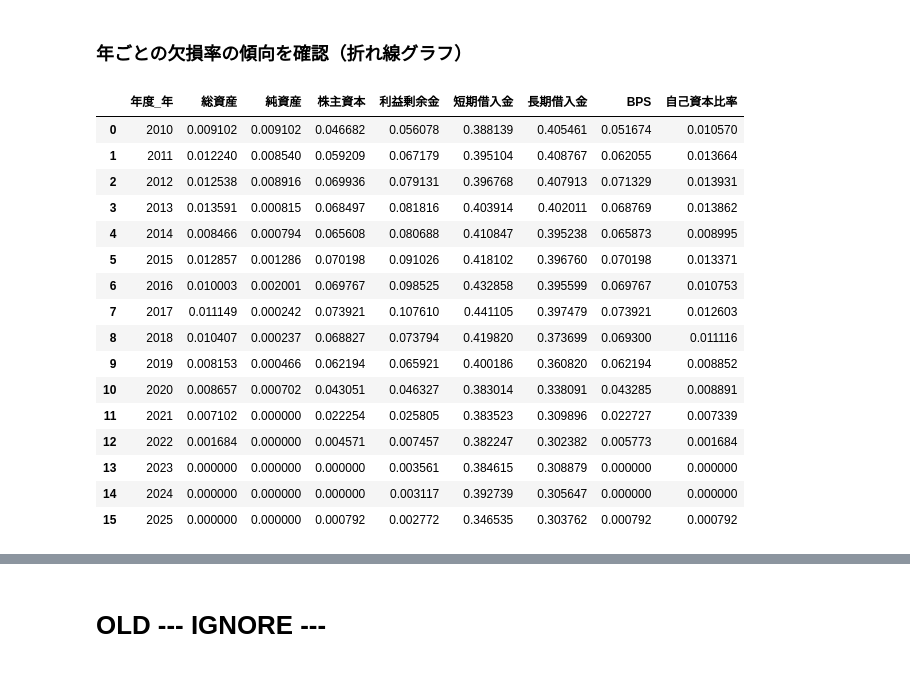
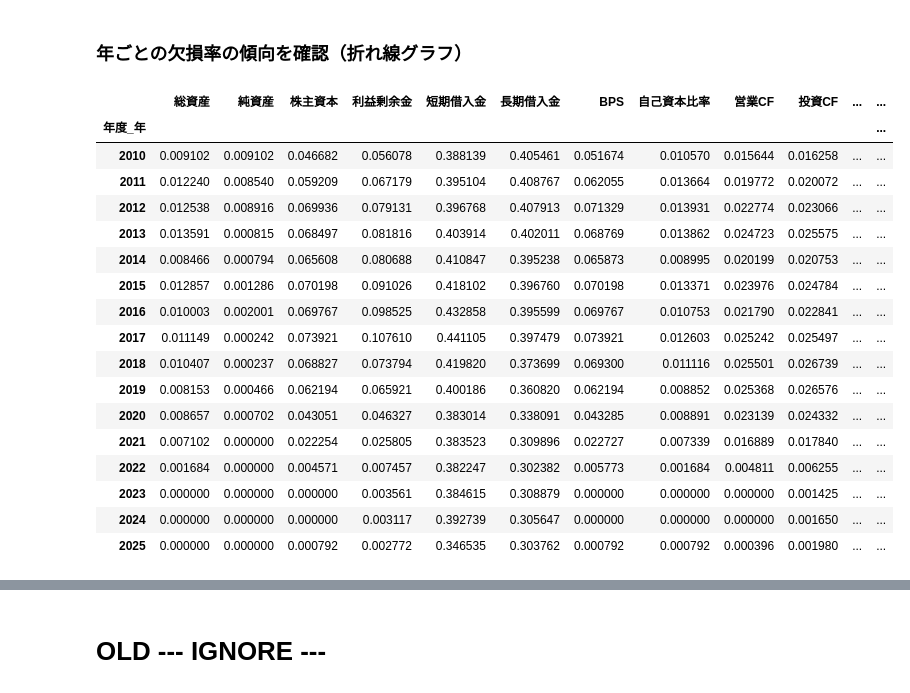
Before and after one commit to Tetibeam/003_stock_screening_preproc, a Jupyter notebook: analyssis.ipynb, the cells around one changed output, grey strips where cells are left out. Saved outputs shown, nothing was run; the diff lists cells and outputs as text; code cells hidden in the pictures.

```diff
--- a/analyssis.ipynb
+++ b/analyssis.ipynb
@@ -104,55 +89,53 @@ all_df = dl.load_yearly_data(settings["data_path"], settings["years"], settings[
 </details>
 # %% [markdown]
 ### 列ごとの欠損値の割合を確認する
-# %%
-
-missing_column_df = {}
-for filename in files:
-    if filename not in missing_column_df:
-        missing_column_df[filename] = pd.DataFrame()
-    missing_column_df[filename] = all_df[filename].isna().mean()
-    fig = px.bar(missing_column_df[filename], x=missing_column_df[filename].index,
-                    y=missing_column_df[filename].values)
-    fig.show()
+# %%
+df_combined = pd.DataFrame()
+for filename in settings["files"]:
+    df = all_df[filename].copy()
+    missing_column_df = df.drop(columns=["コード", "年度"]).isna().mean()
+    df_combined = pd.concat([df_combined, missing_column_df], axis=0)
+fig = px.bar(df_combined, x=df_combined.index, y=df_combined[0], labels={"x":"項目","y":"欠損率"}, title="平均欠損率")
+fig.show()
 # %% [markdown]
 ### 年ごとの欠損率の傾向を確認（折れ線グラフ）
 # %%
-#missing_year_df = {}
-pd.options.display.max_rows = 1000
-#display(all_df[settings["files"][0]].head(1000))
-df = all_df[settings["files"][0]].copy()
-df["年度_年"] = df["年度"].astype(str).str[:4].astype(int)
+df_combined = pd.DataFrame()
+for filename in settings["files"]:
+    df = all_df[filename].copy()
+    df["年度_年"] = df["年度"].astype(str).str[:4].astype(int)
 
-missing_ratio_by_year = (
-    df.drop(columns=["コード", "年度"])
-      .groupby("年度_年")
-      .agg(lambda g: g.isnull().mean())
-      .reset_index()
-)
-display(missing_ratio_by_year)
+    missing_ratio_by_year = (
+        df.drop(columns=["コード", "年度"])
+        .groupby("年度_年")
+        .agg(lambda g: g.isnull().mean())
+        .reset_index()
+    )
+    missing_ratio_by_year = missing_ratio_by_year.set_index("年度_年")
+    df_combined = pd.concat([df_combined, missing_ratio_by_year], axis=1)
+#display(df_combined)
 fig = px.line(
-    missing_ratio_by_year,
-    x="年度_年",
-    y=missing_ratio_by_year.columns.drop("年度_年"),
+    df_combined,
     title="年度別 欠損値割合の推移",
     markers=True,
 )
 fig.show()
 # %% [output]
-|  | 年度_年 | 総資産 | 純資産 | 株主資本 | 利益剰余金 | 短期借入金 | 長期借入金 | BPS | 自己資本比率 |
-| 0 | 2010 | 0.009102 | 0.009102 | 0.046682 | 0.056078 | 0.388139 | 0.405461 | 0.051674 | 0.010570 |
-| 1 | 2011 | 0.012240 | 0.008540 | 0.059209 | 0.067179 | 0.395104 | 0.408767 | 0.062055 | 0.013664 |
-| 2 | 2012 | 0.012538 | 0.008916 | 0.069936 | 0.079131 | 0.396768 | 0.407913 | 0.071329 | 0.013931 |
-| 3 | 2013 | 0.013591 | 0.000815 | 0.068497 | 0.081816 | 0.403914 | 0.402011 | 0.068769 | 0.013862 |
-| 4 | 2014 | 0.008466 | 0.000794 | 0.065608 | 0.080688 | 0.410847 | 0.395238 | 0.065873 | 0.008995 |
-| 5 | 2015 | 0.012857 | 0.001286 | 0.070198 | 0.091026 | 0.418102 | 0.396760 | 0.070198 | 0.013371 |
-| 6 | 2016 | 0.010003 | 0.002001 | 0.069767 | 0.098525 | 0.432858 | 0.395599 | 0.069767 | 0.010753 |
-| 7 | 2017 | 0.011149 | 0.000242 | 0.073921 | 0.107610 | 0.441105 | 0.397479 | 0.073921 | 0.012603 |
-| 8 | 2018 | 0.010407 | 0.000237 | 0.068827 | 0.073794 | 0.419820 | 0.373699 | 0.069300 | 0.011116 |
-| 9 | 2019 | 0.008153 | 0.000466 | 0.062194 | 0.065921 | 0.400186 | 0.360820 | 0.062194 | 0.008852 |
-| 10 | 2020 | 0.008657 | 0.000702 | 0.043051 | 0.046327 | 0.383014 | 0.338091 | 0.043285 | 0.008891 |
-| 11 | 2021 | 0.007102 | 0.000000 | 0.022254 | 0.025805 | 0.383523 | 0.309896 | 0.022727 | 0.007339 |
-| 12 | 2022 | 0.001684 | 0.000000 | 0.004571 | 0.007457 | 0.382247 | 0.302382 | 0.005773 | 0.001684 |
-| 13 | 2023 | 0.000000 | 0.000000 | 0.000000 | 0.003561 | 0.384615 | 0.308879 | 0.000000 | 0.000000 |
-| 14 | 2024 | 0.000000 | 0.000000 | 0.000000 | 0.003117 | 0.392739 | 0.305647 | 0.000000 | 0.000000 |
-| 15 | 2025 | 0.000000 | 0.000000 | 0.000792 | 0.002772 | 0.346535 | 0.303762 | 0.000792 | 0.000792 |
+|  | 総資産 | 純資産 | 株主資本 | 利益剰余金 | 短期借入金 | 長期借入金 | BPS | 自己資本比率 | 営業CF | 投資CF | ... | ... |
+| 年度_年 |  |  |  |  |  |  |  |  |  |  |  | ... |
+| 2010 | 0.009102 | 0.009102 | 0.046682 | 0.056078 | 0.388139 | 0.405461 | 0.051674 | 0.010570 | 0.015644 | 0.016258 | ... | ... |
+| 2011 | 0.012240 | 0.008540 | 0.059209 | 0.067179 | 0.395104 | 0.408767 | 0.062055 | 0.013664 | 0.019772 | 0.020072 | ... | ... |
+| 2012 | 0.012538 | 0.008916 | 0.069936 | 0.079131 | 0.396768 | 0.407913 | 0.071329 | 0.013931 | 0.022774 | 0.023066 | ... | ... |
+| 2013 | 0.013591 | 0.000815 | 0.068497 | 0.081816 | 0.403914 | 0.402011 | 0.068769 | 0.013862 | 0.024723 | 0.025575 | ... | ... |
+| 2014 | 0.008466 | 0.000794 | 0.065608 | 0.080688 | 0.410847 | 0.395238 | 0.065873 | 0.008995 | 0.020199 | 0.020753 | ... | ... |
+| 2015 | 0.012857 | 0.001286 | 0.070198 | 0.091026 | 0.418102 | 0.396760 | 0.070198 | 0.013371 | 0.023976 | 0.024784 | ... | ... |
+| 2016 | 0.010003 | 0.002001 | 0.069767 | 0.098525 | 0.432858 | 0.395599 | 0.069767 | 0.010753 | 0.021790 | 0.022841 | ... | ... |
+| 2017 | 0.011149 | 0.000242 | 0.073921 | 0.107610 | 0.441105 | 0.397479 | 0.073921 | 0.012603 | 0.025242 | 0.025497 | ... | ... |
+| 2018 | 0.010407 | 0.000237 | 0.068827 | 0.073794 | 0.419820 | 0.373699 | 0.069300 | 0.011116 | 0.025501 | 0.026739 | ... | ... |
+| 2019 | 0.008153 | 0.000466 | 0.062194 | 0.065921 | 0.400186 | 0.360820 | 0.062194 | 0.008852 | 0.025368 | 0.026576 | ... | ... |
+| 2020 | 0.008657 | 0.000702 | 0.043051 | 0.046327 | 0.383014 | 0.338091 | 0.043285 | 0.008891 | 0.023139 | 0.024332 | ... | ... |
+| 2021 | 0.007102 | 0.000000 | 0.022254 | 0.025805 | 0.383523 | 0.309896 | 0.022727 | 0.007339 | 0.016889 | 0.017840 | ... | ... |
+| 2022 | 0.001684 | 0.000000 | 0.004571 | 0.007457 | 0.382247 | 0.302382 | 0.005773 | 0.001684 | 0.004811 | 0.006255 | ... | ... |
+| 2023 | 0.000000 | 0.000000 | 0.000000 | 0.003561 | 0.384615 | 0.308879 | 0.000000 | 0.000000 | 0.000000 | 0.001425 | ... | ... |
+| 2024 | 0.000000 | 0.000000 | 0.000000 | 0.003117 | 0.392739 | 0.305647 | 0.000000 | 0.000000 | 0.000000 | 0.001650 | ... | ... |
+| 2025 | 0.000000 | 0.000000 | 0.000792 | 0.002772 | 0.346535 | 0.303762 | 0.000792 | 0.000792 | 0.000396 | 0.001980 | ... | ... |
```
Also changed, not shown: parts of 9 cells of this notebook.
